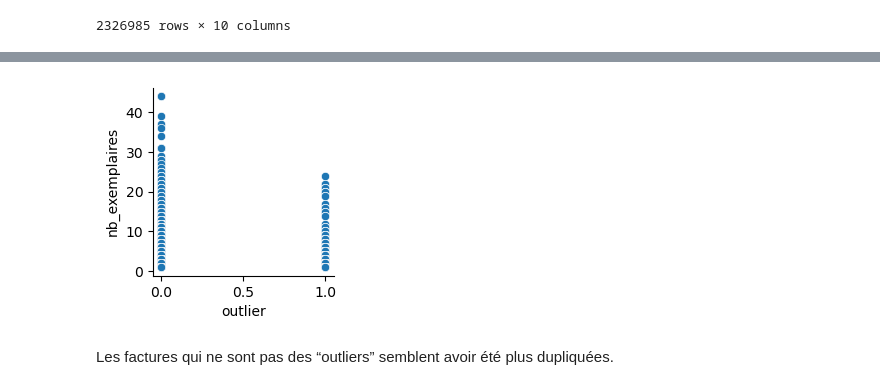
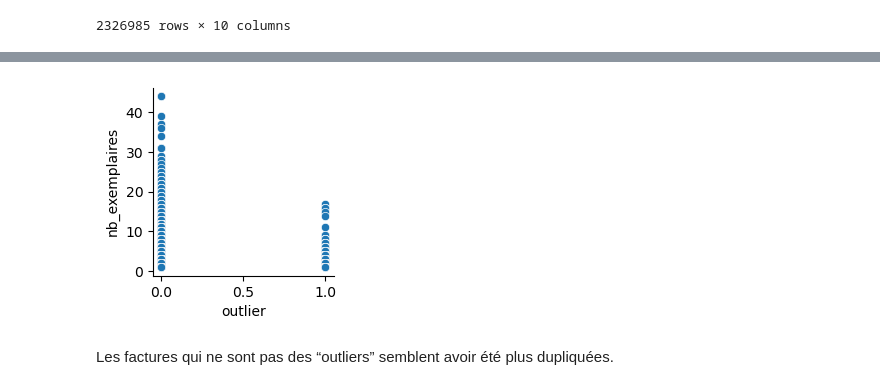
Before and after one commit to Listine/Travaux, a Jupyter notebook: Brazil_deputies_receipts.ipynb, the cells around one changed output, grey strips where cells are left out. Saved outputs shown, nothing was run; the diff lists cells and outputs as text; code cells hidden in the pictures.

Commit message:
Meilleure définition des outliers

```diff
--- a/Brazil_deputies_receipts.ipynb
+++ b/Brazil_deputies_receipts.ipynb
@@ -780,15 +822,10 @@ df.groupby(['receipt_description'])['establishment_name'].count().to_frame()
 | Rental or Chartering of Motor Veh... | DS LOCAÇÃODE VEÍCULOS EIRELI-EPP | 1 | 2017-01-01 | 3144 | PSB | PE | ... |
 2326985 rows × 10 columns
 # %%
-# Seuil des “outliers”
-seuil = 1.5
+premier_quartile = df.groupby('receipt_description')['receipt_value'].transform('quantile', 0.25)
+troisieme_quartile = df.groupby('receipt_description')['receipt_value'].transform('quantile', 0.75)
+iqr = troisieme_quartile - premier_quartile
 
-def definir_outlier(serie, seuil):
-    premier_quartile = serie.quantile(0.25)
-    troisième_quartile = serie.quantile(0.75)
-    iqr = troisième_quartile - premier_quartile
-    limite_haute = troisième_quartile + seuil * 1.5
-    outliers = [x > limite_haute for x in serie]
-    return outliers
+maximum = troisieme_quartile + iqr * 1.5
+
+df['outlier'] = df['receipt_value'] > maximum
-# %%
-df['outlier'] = df.groupby(level = 0)['receipt_value'].pipe(definir_outlier, seuil = seuil)
@@ -843,9 +861,9 @@ Index(['Fuels and lubricants.', 'Dissemination of the Parliamentary Activity.',
 # %%
 # Quel est la relation entre les factures dupliquées et les montants excessifs ?
 # %%
-sns.pairplot(data = multi_category, x_vars = 'outlier', y_vars = 'nb_exemplaires');
+sns.pairplot(data = df, x_vars = 'outlier', y_vars = 'nb_exemplaires');
 # %% [output]
-[figure, old version]
+[figure, new version]
 # %% [markdown]
 Les factures qui ne sont pas des “outliers” semblent avoir été plus dupliquées.
 # %% [markdown]
```
Also changed, not shown: parts of 16 cells of this notebook.
